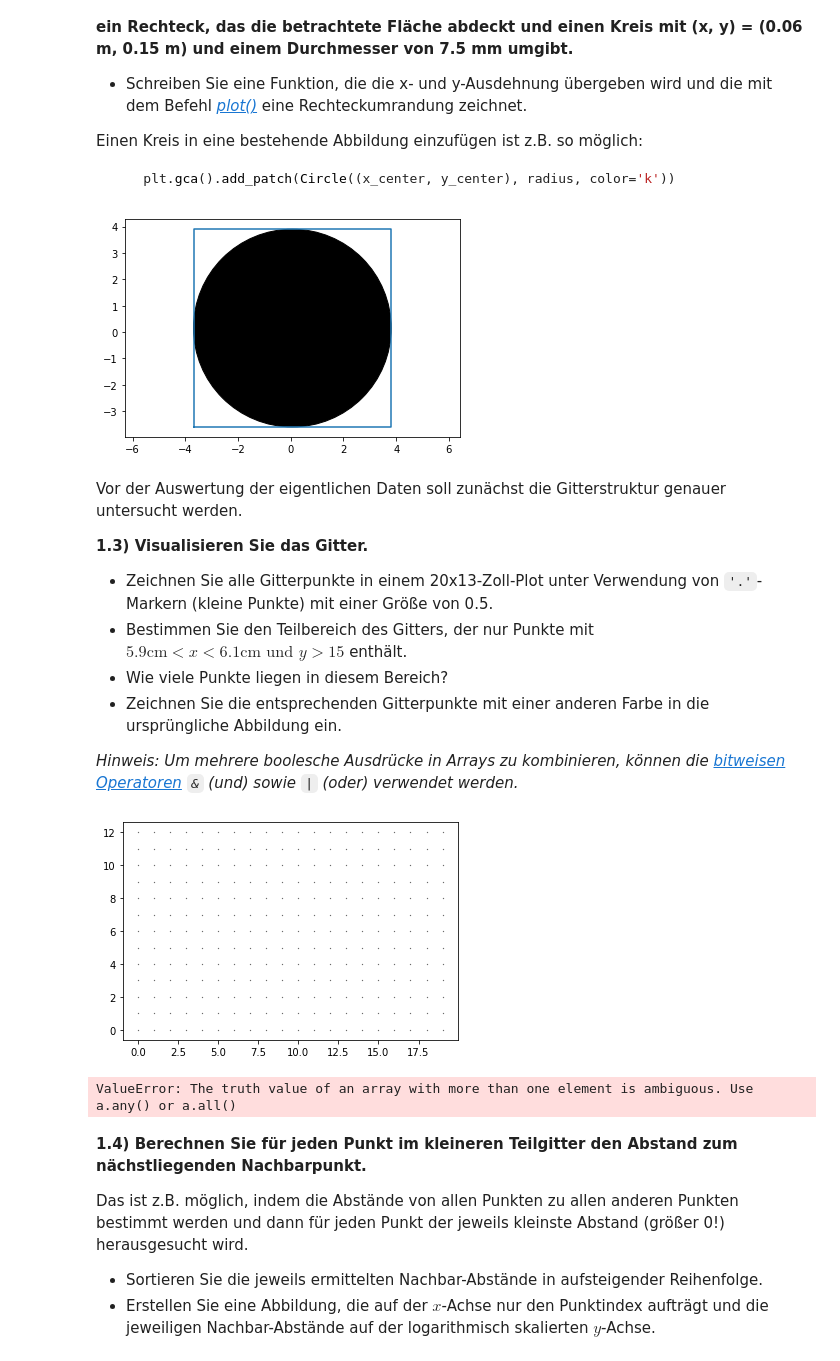
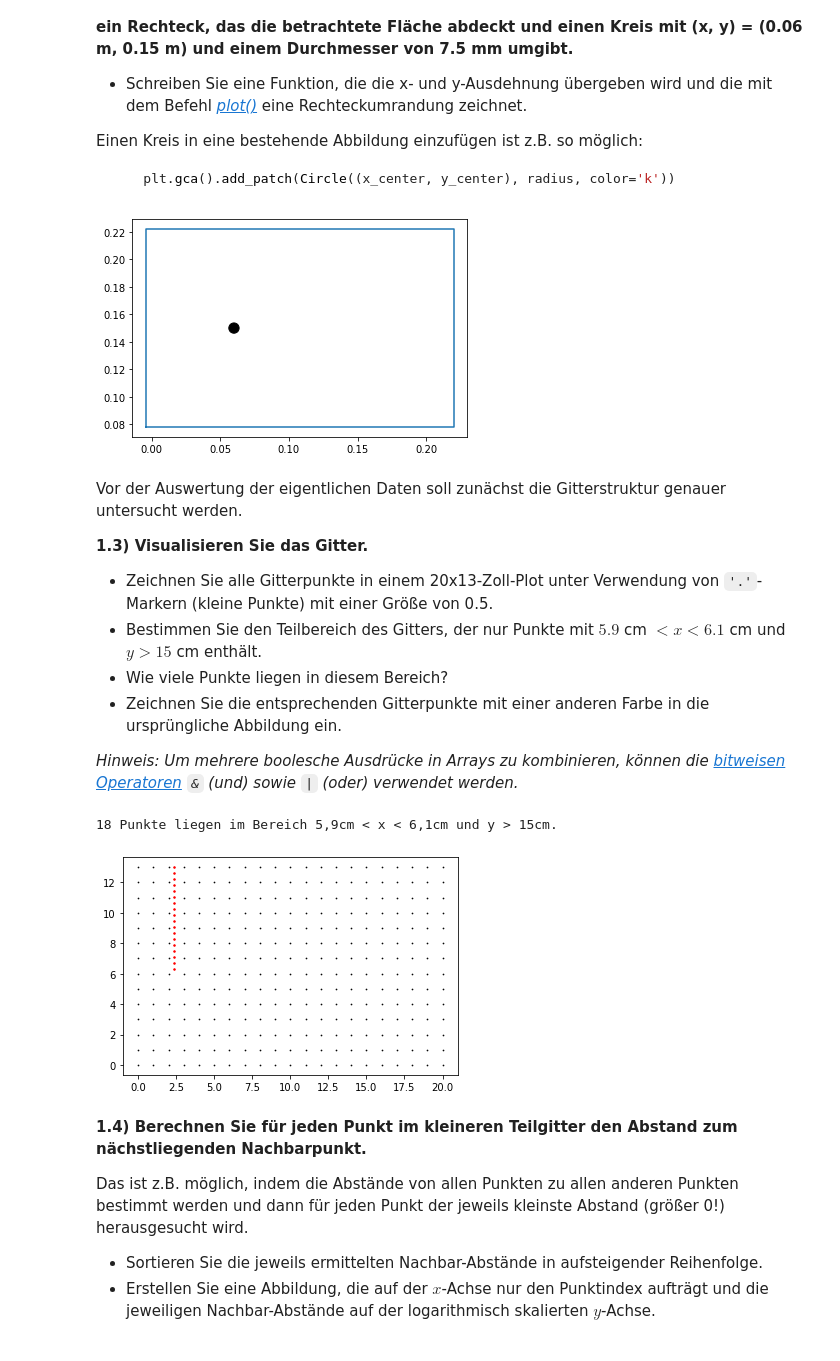
Before and after one commit to JuliusGoelz/Python_fuer_Ingenieure, a Jupyter notebook: HA3normal_Gruppe000.ipynb, the cells around one changed output. Drawn from its saved outputs; the diff is of its cells as text; code cells hidden in the pictures.

```diff
--- a/HA3normal_Gruppe000.ipynb
+++ b/HA3normal_Gruppe000.ipynb
@@ -25,5 +22,5 @@ TypeError: Field elements must be 2- or 3-tuples, got '11'
 # %%
 # Hier eigenen Code schreiben ...
-rawData = np.loadtxt("U_xyplane.csv", dtype=float, skiprows=1, delimiter=",")
-np.shape(rawData)
-u,v,w,x,y,z = rawData
+raw = np.loadtxt("U_xyplane.csv", dtype=float, skiprows=1, delimiter=",")
+transposed = np.transpose(raw)
+u,v,w,x,y,z = transposed
@@ -43,44 +38,70 @@ Einen Kreis in eine bestehende Abbildung einzufügen ist z.B. so möglich:
 # %%
 def rechteck(xmin,xmax,ymin,ymax):
     # Hier eigenen Code schreiben ...
-    plt.plot([xmin, xmax, xmax, xmin, xmin], [ymin, ymin, ymax, ymax, ymin])
-    plt.figure(1,(10,6))
+    xvalues = [xmin, xmax, xmax, xmin, xmin]
+    yvalues = [ymin, ymin, ymax, ymax, ymin]
+    plt.plot(xvalues, yvalues)
+    #plt.figure(1,(10,6))
+
 x_center = 0.06
 y_center = 0.15
-radius = 7.5/2
+radius = 0.0075/2
+
 # Rechteck plotten ...
-rechteck(x_center-radius, x_center+radius, y_center-radius, y_center+radius)
+rechteck(min(x), max(x), min(y), max(y))
+
 # Kreis plotten ...
+def kreis(xcenter, ycenter, radius):
+    plt.gca().add_patch(Circle((xcenter, ycenter), radius, color='k'))
 
-plt.gca().add_patch(Circle((x_center, y_center), radius, color='k'))
+kreis(x_center, y_center, radius)
 # Achsenbbeschriftungen hinzufügen ...
-
 plt.axis('equal')
 plt.show()
 # %% [output]
-[figure, old version]
+[figure, new version]
 # %% [markdown]
 Vor der Auswertung der eigentlichen Daten soll zunächst die Gitterstruktur genauer untersucht werden.
 
 **1.3) Visualisieren Sie das Gitter.**
 
   * Zeichnen Sie alle Gitterpunkte in einem 20x13-Zoll-Plot unter Verwendung von `'.'`-Markern (kleine Punkte) mit einer Größe von 0.5.
-  * Bestimmen Sie den Teilbereich des Gitters, der nur Punkte mit $5.9\text{cm}< x < 6.1\text{cm und } y > 15$ enthält.
+  * Bestimmen Sie den Teilbereich des Gitters, der nur Punkte mit $5.9$ cm $< x < 6.1$ cm und $y > 15$ cm enthält.
   * Wie viele Punkte liegen in diesem Bereich?
   * Zeichnen Sie die entsprechenden Gitterpunkte mit einer anderen Farbe in die ursprüngliche Abbildung ein.
 
 _Hinweis: Um mehrere boolesche Ausdrücke in Arrays zu kombinieren, können die [bitweisen Operatoren](https://wiki.python.org/moin/BitwiseOperators) `&` (und) sowie `|` (oder) verwendet werden._
 # %%
 # Hier eigenen Code schreiben ...
-xWerte = np.array(range(0,20))
-yWerte = np.array(range(0,13))
-xGitter, yGitter = np.meshgrid(xWerte, yWerte)
-plt.show(plt.plot(xGitter, yGitter, marker=".", color='k', linestyle='none', markersize=0.5))
+from math import ceil
 
-xGitterFilt = xGitter[5.9 < xGitter < 6.1]
+xSizeCm = ceil(20 * 2.54) # Umrechnung Zoll -> cm
+ySizeCm = ceil(13 * 2.54)
+xWerteCm = np.arange(xSizeCm) / 2.54
+yWerteCm = np.arange(ySizeCm) / 2.54
+gridCm = np.array(np.meshgrid(xWerteCm, yWerteCm)) # 3D Array mit allen Punkten
+
+xSizeZoll = 21
+ySizeZoll = 14
+xWerteZoll = np.arange(xSizeZoll)
+yWerteZoll = np.arange(ySizeZoll)
+gridZoll = np.array(np.meshgrid(xWerteZoll, yWerteZoll))
+
+xmin = 5.9 / 2.54
+xmax = 6.1 / 2.54
+ymin = 15 / 2.54
+cond = (gridCm[0] > xmin) & (gridCm[0] < xmax) & (gridCm[1] > ymin)
+gridCmFilt = [(gridCm[0])[cond], (gridCm[1])[cond]]
+nDotsFilt = np.size(gridCmFilt[0])
+print(f"{nDotsFilt} Punkte liegen im Bereich 5,9cm < x < 6,1cm und y > 15cm.")
+#plt.plot(*gridZoll, marker=".", color='k', linestyle='none', markersize=0.5)
+plt.scatter(*gridZoll, color='k', s=0.5)
+#plt.plot(*gridCm, marker=".", color='b', linestyle='none', markersize=2)
+plt.plot(*gridCmFilt, marker=".", color='r', linestyle='none', markersize=3)
+plt.show()
 # %% [output]
+18 Punkte liegen im Bereich 5,9cm < x < 6,1cm und y > 15cm.
-[figure, old version]
+[figure, new version]
-ValueError: The truth value of an array with more than one element is ambiguous. Use a.any() or a.all()
 # %% [markdown]
 **1.4) Berechnen Sie für jeden Punkt im kleineren Teilgitter den Abstand zum nächstliegenden Nachbarpunkt.**
 
```
Also changed, not shown: parts of 4 cells of this notebook, 3 other files.
